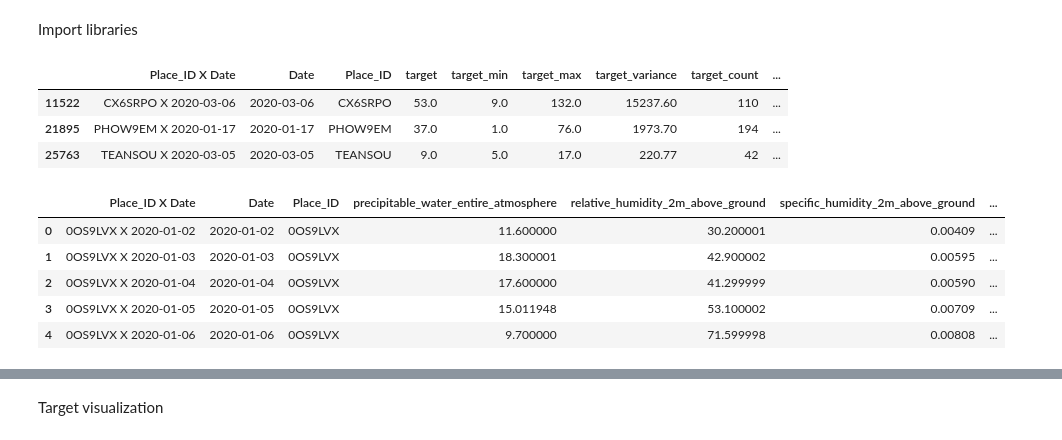
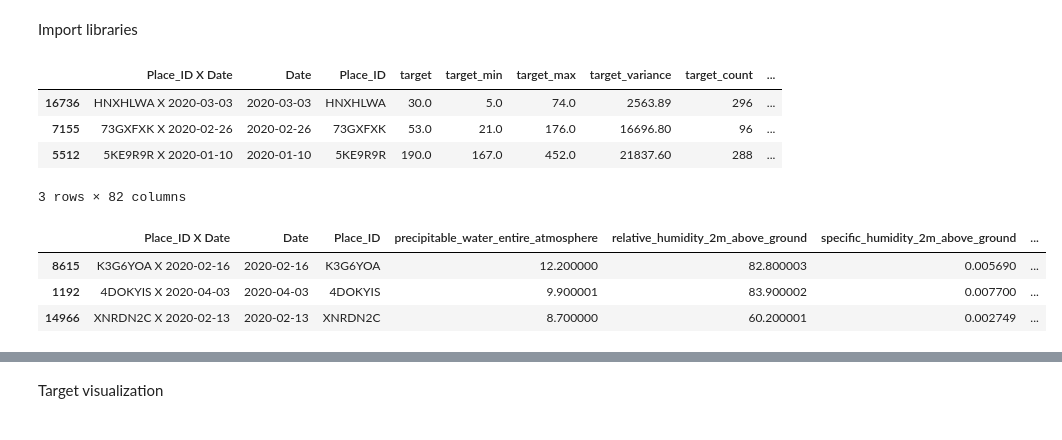
Before and after one commit to justekouassi/Umojahack-2023-Beginner-Practice-Challenge, a Jupyter notebook: air_quality.ipynb, the cells around one changed output, grey strips where cells are left out. Drawn from its saved outputs; the diff is of its cells as text; code cells hidden in the pictures.

```diff
--- a/air_quality.ipynb
+++ b/air_quality.ipynb
@@ -26,23 +25,23 @@ from sklearn.model_selection import train_test_split, KFold, cross_val_score
 train = pd.read_csv('data/Train.csv')
 test = pd.read_csv('data/Test.csv')
 sample_submission = pd.read_csv('data/SampleSubmission.csv')
-# %%
-train.sample(3)
-# %% [output]
-|  | Place_ID X Date | Date | Place_ID | target | target_min | target_max | target_variance | target_count | ... |
-| 11522 | CX6SRPO X 2020-03-06 | 2020-03-06 | CX6SRPO | 53.0 | 9.0 | 132.0 | 15237.60 | 110 | ... |
-| 21895 | PHOW9EM X 2020-01-17 | 2020-01-17 | PHOW9EM | 37.0 | 1.0 | 76.0 | 1973.70 | 194 | ... |
-| 25763 | TEANSOU X 2020-03-05 | 2020-03-05 | TEANSOU | 9.0 | 5.0 | 17.0 | 220.77 | 42 | ... |
+# %%
+# Preview three random rows of the train set
+train.sample(3)
+# %% [output]
+|  | Place_ID X Date | Date | Place_ID | target | target_min | target_max | target_variance | target_count | ... |
+| 16736 | HNXHLWA X 2020-03-03 | 2020-03-03 | HNXHLWA | 30.0 | 5.0 | 74.0 | 2563.89 | 296 | ... |
+| 7155 | 73GXFXK X 2020-02-26 | 2020-02-26 | 73GXFXK | 53.0 | 21.0 | 176.0 | 16696.80 | 96 | ... |
+| 5512 | 5KE9R9R X 2020-01-10 | 2020-01-10 | 5KE9R9R | 190.0 | 167.0 | 452.0 | 21837.60 | 288 | ... |
+3 rows × 82 columns
 # %%
-# Preview the first five rows of the test set
-test.head()
+# Preview three random rows of the test set
+test.sample(3)
 # %% [output]
 |  | Place_ID X Date | Date | Place_ID | precipitable_water_entire_atmosphere | relative_humidity_2m_above_ground | specific_humidity_2m_above_ground | ... |
-| 0 | 0OS9LVX X 2020-01-02 | 2020-01-02 | 0OS9LVX | 11.600000 | 30.200001 | 0.00409 | ... |
-| 1 | 0OS9LVX X 2020-01-03 | 2020-01-03 | 0OS9LVX | 18.300001 | 42.900002 | 0.00595 | ... |
-| 2 | 0OS9LVX X 2020-01-04 | 2020-01-04 | 0OS9LVX | 17.600000 | 41.299999 | 0.00590 | ... |
-| 3 | 0OS9LVX X 2020-01-05 | 2020-01-05 | 0OS9LVX | 15.011948 | 53.100002 | 0.00709 | ... |
-| 4 | 0OS9LVX X 2020-01-06 | 2020-01-06 | 0OS9LVX | 9.700000 | 71.599998 | 0.00808 | ... |
+| 8615 | K3G6YOA X 2020-02-16 | 2020-02-16 | K3G6YOA | 12.200000 | 82.800003 | 0.005690 | ... |
+| 1192 | 4DOKYIS X 2020-04-03 | 2020-04-03 | 4DOKYIS | 9.900001 | 83.900002 | 0.007700 | ... |
+| 14966 | XNRDN2C X 2020-02-13 | 2020-02-13 | XNRDN2C | 8.700000 | 60.200001 | 0.002749 | ... |
 # %%
 # Preview the first five rows of the sample submission file
 sample_submission.sample(5)
```
Also changed, not shown: parts of 35 cells of this notebook, 3 other files.
